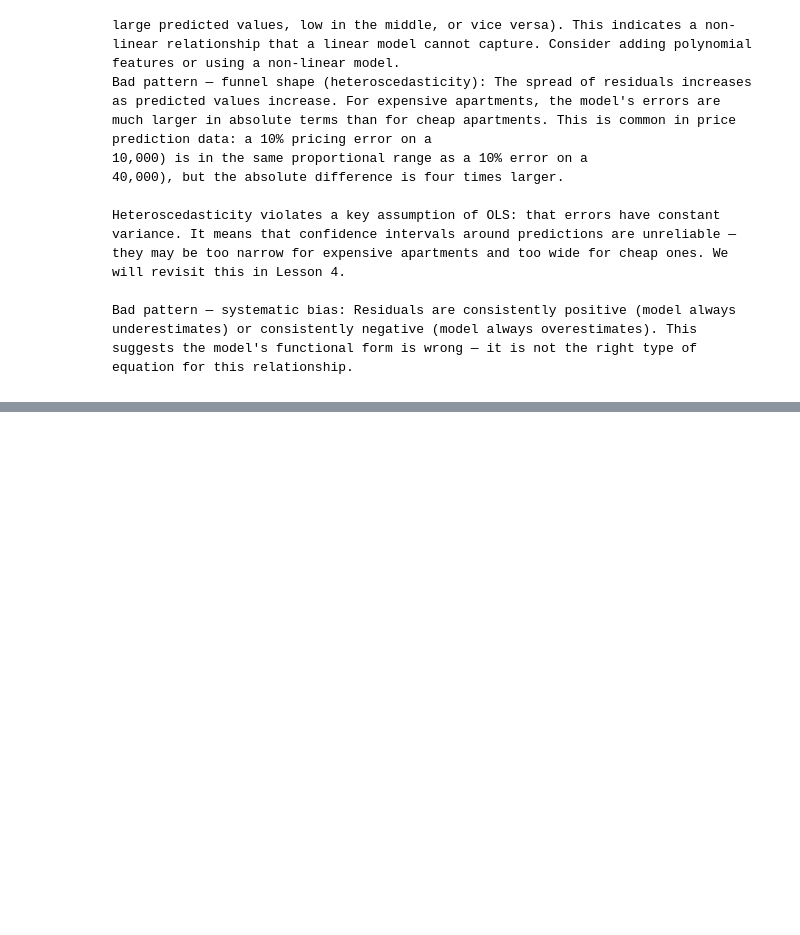
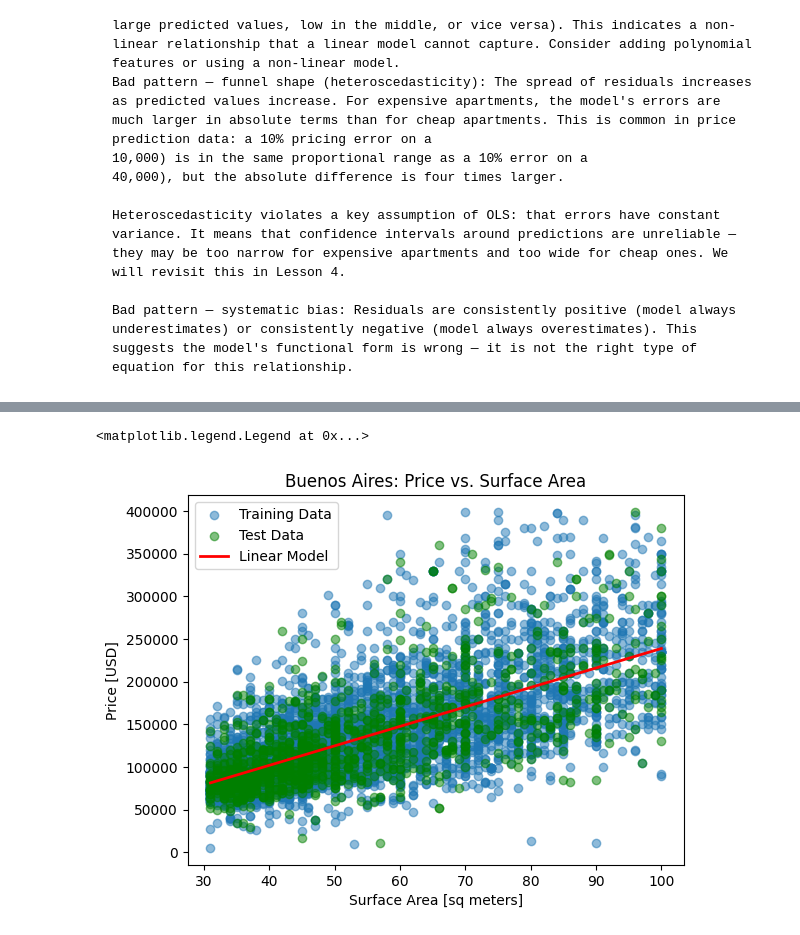
Before and after one commit to nayeem29dse/Predicting-Housing-Prices-in-Buenos-Aires-with-Linear-Regression, a Jupyter notebook: prediction_model.ipynb, the cells around one changed output, grey strips where cells are left out. Saved outputs shown, nothing was run; the diff lists cells and outputs as text; code cells hidden in the pictures; blank space fills up the shorter version.

Commit message:
Line of Best Fit

```diff
--- a/prediction_model.ipynb
+++ b/prediction_model.ipynb
@@ -799,0 +807,16 @@ plt.tight_layout()
+# %%
+fig, ax = plt.subplots()
+ax.scatter(X_train, y_train, alpha=0.5, label='Training Data')
+ax.scatter(X_test, y_test, alpha=0.5, color='green', label='Test Data')
+
+# Create evenly-spaced x values for the line
+x_line = np.linspace(X_train.min(), X_train.max(), 100).reshape(-1, 1)
+ax.plot(x_line,lm.predict(x_line), color="red", linewidth=2, label="Linear Model")
+
+ax.set_xlabel("Surface Area [sq meters]")
+ax.set_ylabel("Price [USD]")
+ax.set_title("Buenos Aires: Price vs. Surface Area")
+ax.legend()
+# %% [output]
+<matplotlib.legend.Legend at 0x...>
+[figure, added]
```
Also changed, not shown: parts of 2 cells of this notebook.
